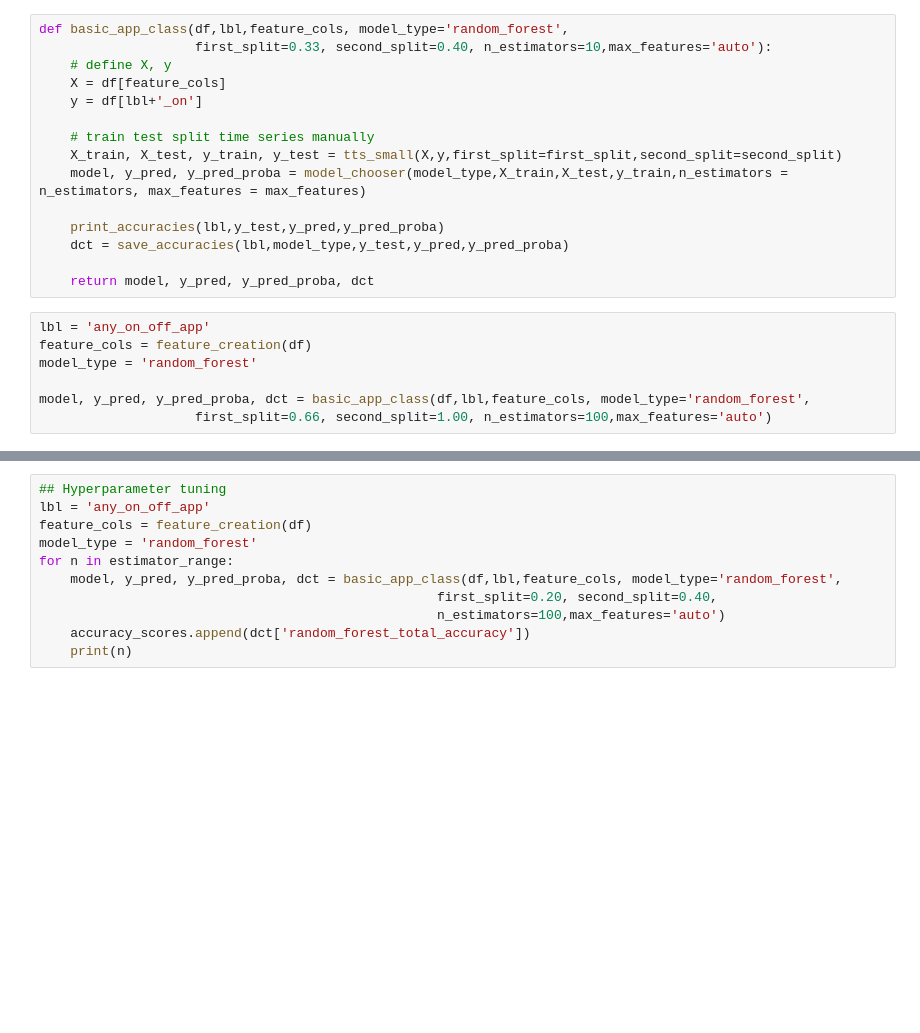
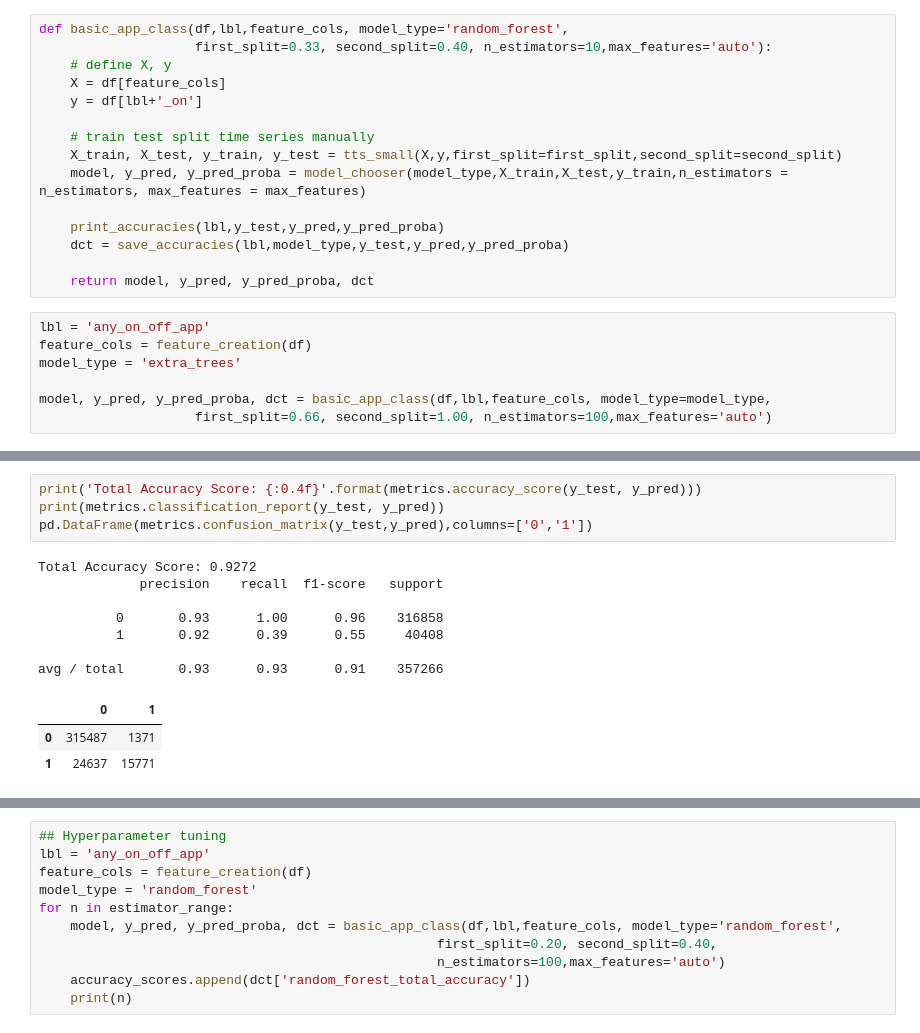
Before and after one commit to enmyj/gafp, a Jupyter notebook: elec_classification.ipynb, the cells around one changed output, grey strips where cells are left out. Cells and saved outputs as stored; diff of their text form; blank space fills up the shorter version.

```diff
--- a/elec_classification.ipynb
+++ b/elec_classification.ipynb
@@ -224,7 +224,7 @@ def basic_app_class(df,lbl,feature_cols, model_type='random_forest',
 # %%
 lbl = 'any_on_off_app'
 feature_cols = feature_creation(df)
-model_type = 'random_forest'
+model_type = 'extra_trees'
 
-model, y_pred, y_pred_proba, dct = basic_app_class(df,lbl,feature_cols, model_type='random_forest',
+model, y_pred, y_pred_proba, dct = basic_app_class(df,lbl,feature_cols, model_type=model_type,
                     first_split=0.66, second_split=1.00, n_estimators=100,max_features='auto')
@@ -231 +240,16 @@ model, y_pred, y_pred_proba, dct = basic_app_class(df,lbl,feature_cols, model_ty
+# %%
+print('Total Accuracy Score: {:0.4f}'.format(metrics.accuracy_score(y_test, y_pred)))
+print(metrics.classification_report(y_test, y_pred))
+pd.DataFrame(metrics.confusion_matrix(y_test,y_pred),columns=['0','1'])
+# %% [output]
+Total Accuracy Score: 0.9272
+             precision    recall  f1-score   support
+
+          0       0.93      1.00      0.96    316858
+          1       0.92      0.39      0.55     40408
+
+avg / total       0.93      0.93      0.91    357266
+|  | 0 | 1 |
+| 0 | 315487 | 1371 |
+| 1 | 24637 | 15771 |
 # %%
```
Also changed, not shown: parts of 3 cells of this notebook, 2 other files.
